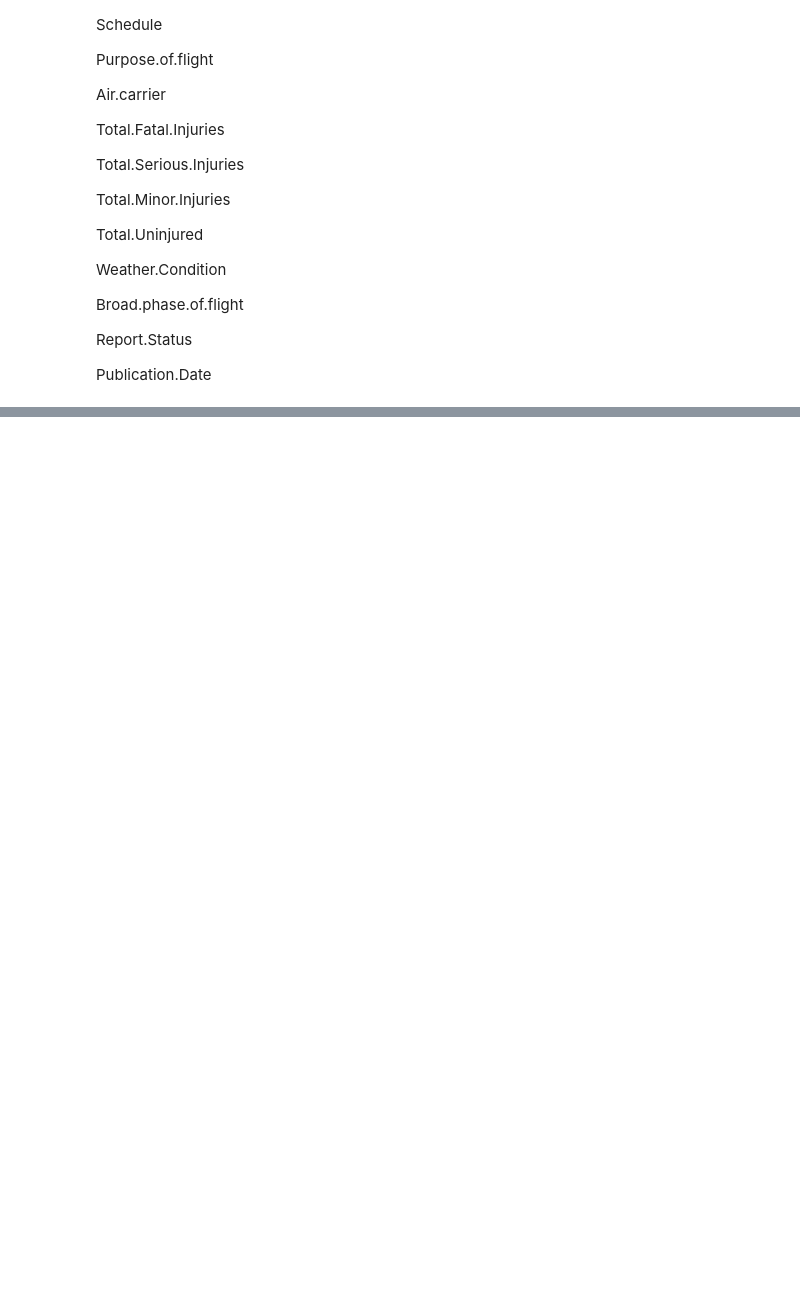
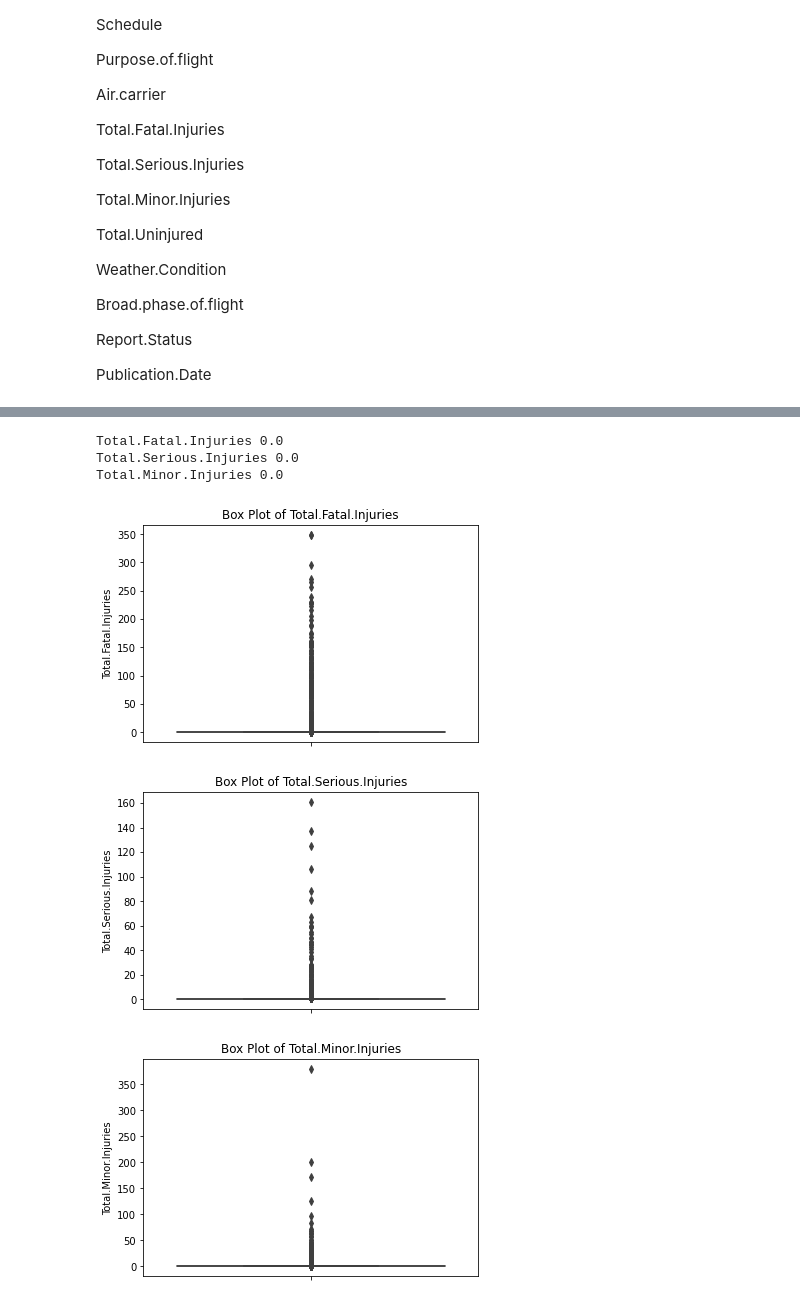
Before and after one commit to thomasamuti-cpu/Aviation_data-assignment, a Jupyter notebook: phase1_project.ipynb, the cells around one changed output, grey strips where cells are left out. Drawn from its saved outputs; the diff is of its cells as text; code cells hidden in the pictures; blank space fills up the shorter version.

Commit message:
Second Commit - This python notebook contain in addition, the Data Preparation and Cleaning.

```diff
--- a/phase1_project.ipynb
+++ b/phase1_project.ipynb
@@ -101,0 +185,8 @@ Publication.Date
+# %%
+# let us create a variable name 'selected_columns' which has the columns we purposefully selected for this assignment
+selected_columns = ['Event.Date', 'Injury.Severity', 'Aircraft.damage', 'Aircraft.Category', 'Make', 'Model', 'Engine.Type',
+'Purpose.of.flight', 'Air.carrier', 'Total.Fatal.Injuries',
+       'Total.Serious.Injuries', 'Total.Minor.Injuries']
+# %%
+# let us re-create our aviation_data dataset with only the selected columns:
+aviation_data = aviation_data[selected_columns]
@@ -101,0 +228,7 @@ Publication.Date
+# %%
+# Before we can do an analysis on our data, we first need to fill in the missing values based on the type of data.
+# We have 5 columns that are float data type (numeric) and 11 that are object (non-numeric)
+# Let us create a for loop to determine how many missing values first in the float64 columns:
+for column in aviation_data.columns:
+    if aviation_data[column].dtype == 'float64':
+        print (column, aviation_data[column].isna().sum())
@@ -101,0 +270,12 @@ Publication.Date
+# %%
+# For the remaining numerical data, they have wide range of observations between 0 to maximum, therefore the 'mean' might not be the best measure of central tendency.
+# Let us look at the median
+# using a for loop
+
+for column in aviation_data.columns:
+    if aviation_data[column].dtype == 'float64':
+        print (column, aviation_data[column].median())
+# %% [output]
+Total.Fatal.Injuries 0.0
+Total.Serious.Injuries 0.0
+Total.Minor.Injuries 0.0
@@ -101,0 +291,13 @@ Publication.Date
+# %%
+# let us employ the 'box_plot_data' function in a for loop
+
+for column in aviation_data.columns:
+    if aviation_data[column].dtype == 'float64':
+        plt.figure(figsize=(6, 4))
+        sns.boxplot(y=aviation_data[column])
+        plt.title(f"Box Plot of {column}")
+        plt.show()
+# %% [output]
+[figure, added]
+[figure, added]
+[figure, added]
```
Also changed, not shown: parts of 30 cells of this notebook.
